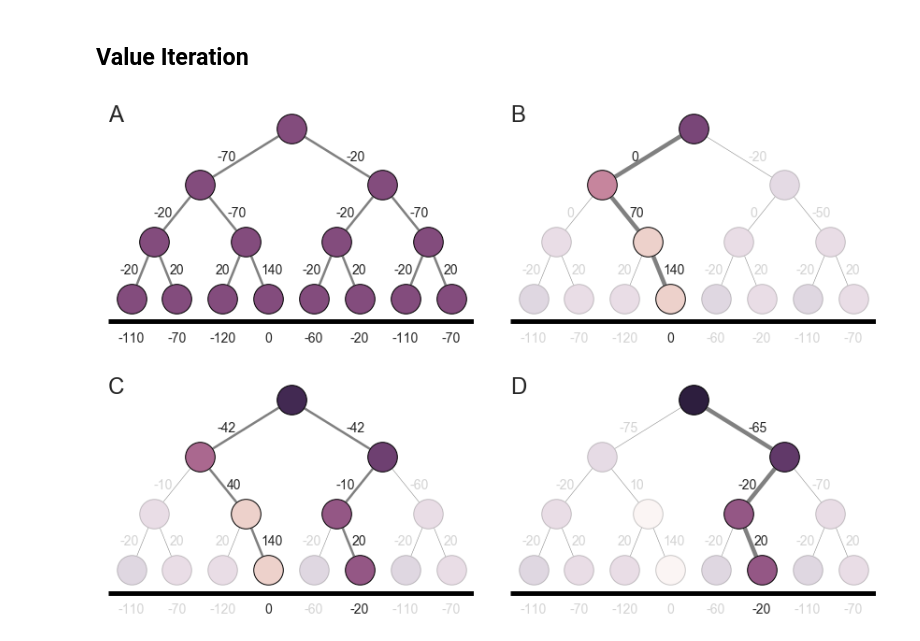
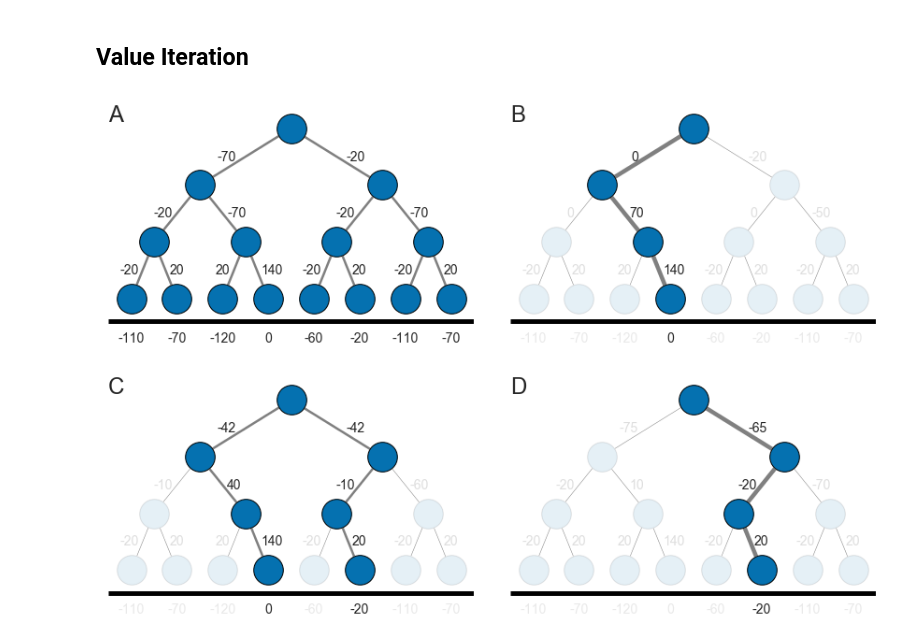
Before and after one commit to ndawlab/seqanx, a Jupyter notebook: 04_DecisionTree.ipynb, the cells around one changed output. Drawn from its saved outputs; the diff is of its cells as text; code cells hidden in the pictures.

```diff
--- a/04_DecisionTree.ipynb
+++ b/04_DecisionTree.ipynb
@@ -14,7 +14,6 @@ sns.set_context('notebook', font_scale=1.5)
 # %%
 from sisyphus.mdp import ValueIteration
 from sisyphus.mdp._misc import softmax
-from sisyphus.viz import plot_decision_tree
 
 #~~~~~~~~~~~~~~~~~~~~~~~~~~~~~~~~~~~~~~~~~~#
 ### Define parameters.
@@ -75,38 +74,40 @@ for i, beta in enumerate(betas):
 ## Fill in terminal states.
 V[:,-8:] = [-20, 20, 20, 140, -20, 20, -20, 20]
 
+from palettable.colorbrewer.diverging import RdBu_5 as palette
+
 #~~~~~~~~~~~~~~~~~~~~~~~~~~~~~~~~~~~~~~~~~~#
 ### Plotting.
 #~~~~~~~~~~~~~~~~~~~~~~~~~~~~~~~~~~~~~~~~~~#
 
 ## Initialize figure.
 fig = plt.figure(figsize=(12,8))
-cmap = sns.cubehelix_palette(as_cmap=True, reverse=True)
+colors = palette.hex_colors
 
 ## Initialize plots and divider.
 gs = gridspec.GridSpec(2,2)
 gs.update(left=0.025, right=0.975, bottom=0.05, top=0.975, hspace=0.2, wspace=0.1)
 axes = [plt.subplot(gs[i//2,i%2]) for i in range(4)]
 
 ## Plot environment.
-plot_decision_tree(axes[0], color='#834c7d', edge_width=2.5, edge_labels=True, path_sums=True)
+gym.plot_decision_tree(color=colors[-1], edge_width=2.5, edge_labels=True, path_sums=True, ax=axes[0])
 axes[0].annotate('A', (0,0), (0,1), 'axes fraction', va='top', ha='left', fontsize=24)
 # axes[0].set_title('Decision Tree')
 
 ## Define plot features.
-alpha = np.where(theta_v < 0.5, 0.2, 1)    # Node transparency.
+alpha = np.where(theta_v < 0.5, 0.1, 1)    # Node transparency.
 edge_width = np.copy(theta_q) * 4 + 0.5     # Edge line widths.
-ela = np.where(theta_q < 0.5, 0.2, 1)      # Edge label transparency.
+ela = np.where(theta_q < 0.5, 0.15, 1)      # Edge label transparency.
 
 ## Iteratively plot.
 for i, (beta, letter) in enumerate(zip(betas, ['B','C','D'])):
 
     ## Plot value map.
-    ax = plot_decision_tree(axes[i+1], color=V[i], cmap=cmap, vmin=-60, vmax=140, alpha=alpha[i],
-                            edge_width=edge_width[i], edge_labels=Q[i,:14], edge_label_alpha=ela[i])
+    ax = gym.plot_decision_tree(color=colors[-1],alpha=alpha[i], edge_width=edge_width[i],
+                                edge_labels=Q[i,:14], edge_label_alpha=ela[i], ax=axes[i+1])
     axes[i+1].annotate(letter, (0,0), (0,1), 'axes fraction', va='top', ha='left', fontsize=24)
 #     ax.set_title(r'$\beta=%0.2f$' %beta)
 
-# plt.savefig('figures/04_tree.png', dpi=180)
+plt.savefig('figures/04_tree.png', dpi=180)
 # %% [output]
-[figure, old version]
+[figure, new version]
```
Also changed, not shown: 21 other files.
